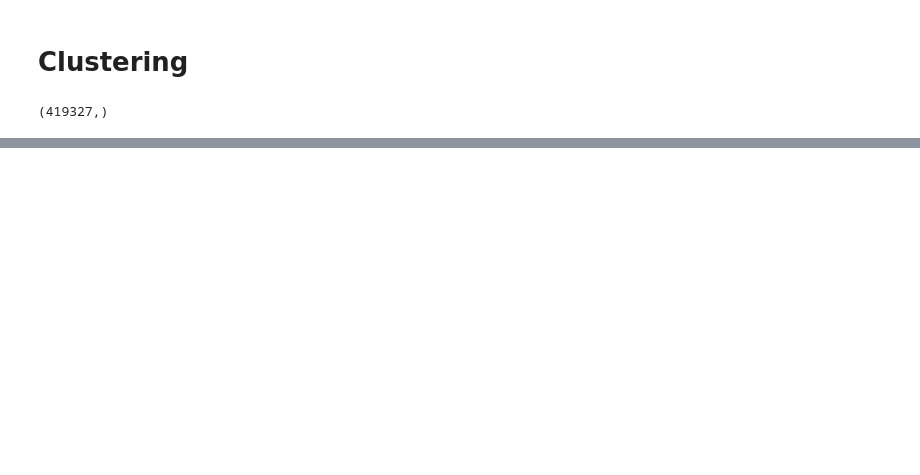
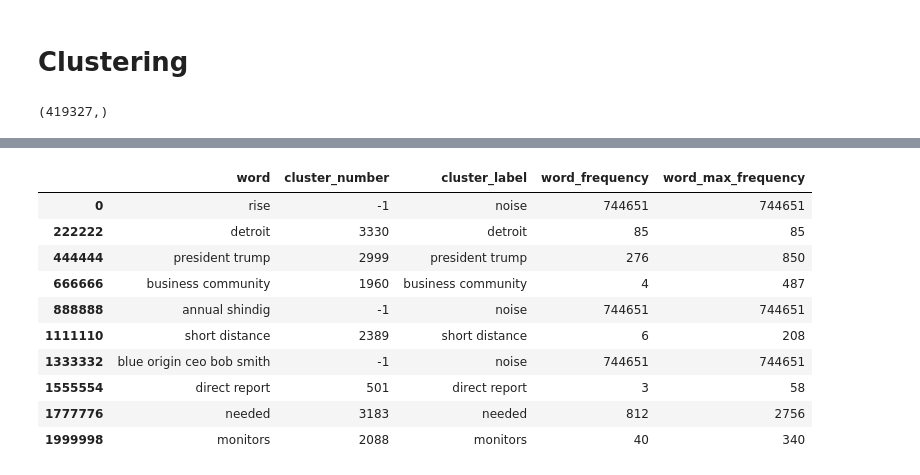
Before and after one commit to Milan-Chicago/GLG-Automated-Meta-data-Tagging, a Jupyter notebook: GLG - 5_step - Topic modeling using BERT.ipynb, the cells around one changed output, grey strips where cells are left out. Cells and saved outputs as stored; diff of their text form; code cells hidden in the pictures; blank space fills up the shorter version.

Commit message:
Constructed word -> cluster_label (key word) dictionary

```diff
--- a/GLG - 5_step - Topic modeling using BERT.ipynb
+++ b/GLG - 5_step - Topic modeling using BERT.ipynb
@@ -229,0 +216,4 @@ https://towardsdatascience.com/topic-modeling-with-bert-779f7db187e6
+# %%
+df_tmp = df_w2v[['word']].copy()
+df_tmp['cluster_number'] = labels
+df_tmp.head()
@@ -229,0 +227,5 @@ https://towardsdatascience.com/topic-modeling-with-bert-779f7db187e6
+# %%
+df_all_words = pd.DataFrame({'word': all_NPs + all_Vs})
+df_all_words = df_all_words.merge(df_tmp, on='word', how='inner')
+print(df_all_words.shape)
+df_all_words.head()
@@ -229,0 +240,10 @@ https://towardsdatascience.com/topic-modeling-with-bert-779f7db187e6
+# %%
+#label cluster with noise words as "noise"
+def get_label(n,w):
+    if n == -1:
+        return "noise"
+    else:
+        return w
+
+df_all_words['cluster_label'] = df_all_words.apply(lambda x: get_label(x.cluster_number, x.word), axis=1)
+df_all_words.iloc[::222222]
@@ -229,0 +262,17 @@ https://towardsdatascience.com/topic-modeling-with-bert-779f7db187e6
+# %%
+df_all_words['word_frequency'] = df_all_words.groupby(['cluster_number',
+                                                       'cluster_label'])['word'].transform("count")
+df_all_words['word_max_frequency'] = df_all_words.groupby(['cluster_number'])['word_frequency'].transform("max")
+df_all_words.iloc[::222222]
+# %% [output]
+|  | word | cluster_number | cluster_label | word_frequency | word_max_frequency |
+| 0 | rise | -1 | noise | 744651 | 744651 |
+| 222222 | detroit | 3330 | detroit | 85 | 85 |
+| 444444 | president trump | 2999 | president trump | 276 | 850 |
+| 666666 | business community | 1960 | business community | 4 | 487 |
+| 888888 | annual shindig | -1 | noise | 744651 | 744651 |
+| 1111110 | short distance | 2389 | short distance | 6 | 208 |
+| 1333332 | blue origin ceo bob smith | -1 | noise | 744651 | 744651 |
+| 1555554 | direct report | 501 | direct report | 3 | 58 |
+| 1777776 | needed | 3183 | needed | 812 | 2756 |
+| 1999998 | monitors | 2088 | monitors | 40 | 340 |
```
Also changed, not shown: parts of 17 cells of this notebook.
